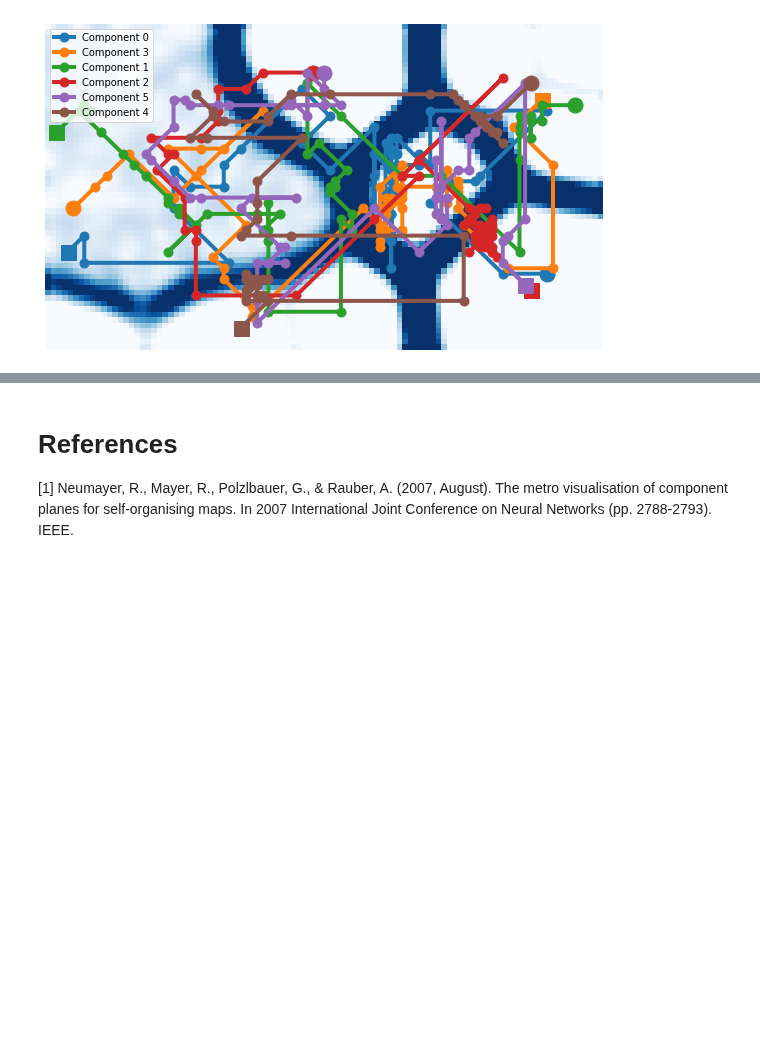
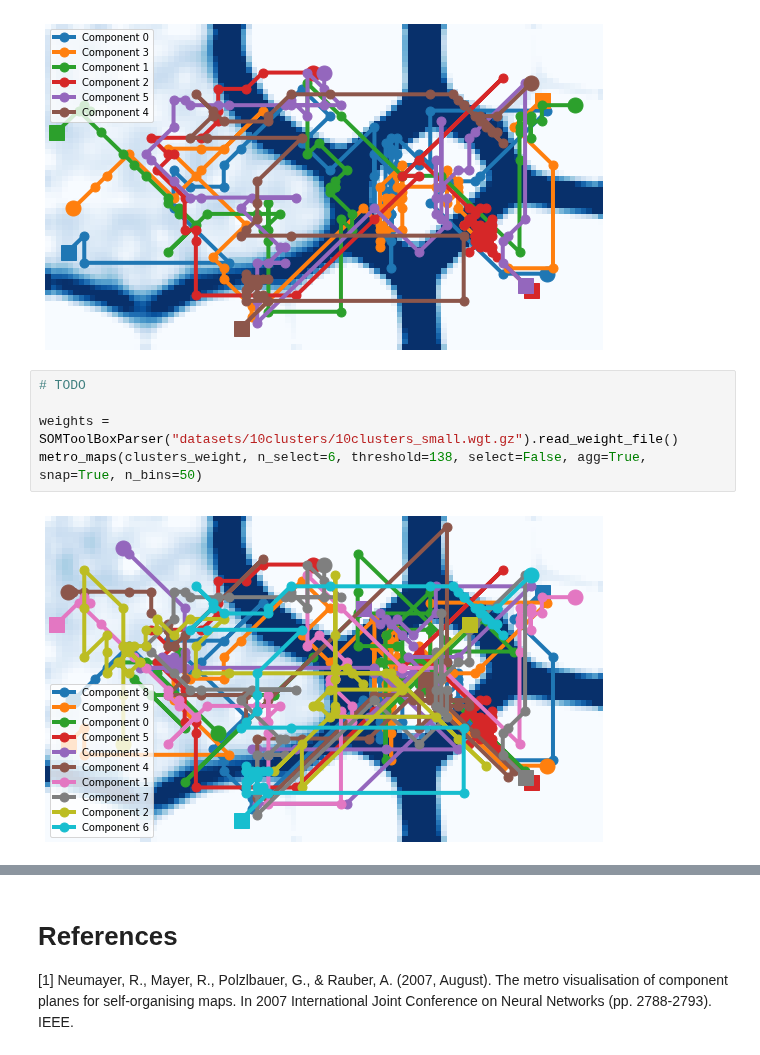
Before and after one commit to filipLoisel/SOS, a Jupyter notebook: UE3/src/main.ipynb, the cells around one changed output, grey strips where cells are left out. Saved outputs shown, nothing was run; the diff lists cells and outputs as text; blank space fills up the shorter version.

```diff
--- a/UE3/src/main.ipynb
+++ b/UE3/src/main.ipynb
@@ -542,6 +558,13 @@ metro_maps(clusters_weight, n_select=6, threshold=138, select=True, agg=True, sn
  [ 1.          9.         36.29425642  6.        ]]
 [figure]
 [figure]
+# %%
+# TODO
+
+weights = SOMToolBoxParser("datasets/10clusters/10clusters_small.wgt.gz").read_weight_file()
+metro_maps(clusters_weight, n_select=6, threshold=138, select=False, agg=True, snap=True, n_bins=50)
+# %% [output]
+[figure, added]
 # %% [markdown]
 # Comparison
 
```
Also changed, not shown: parts of 7 cells of this notebook.
